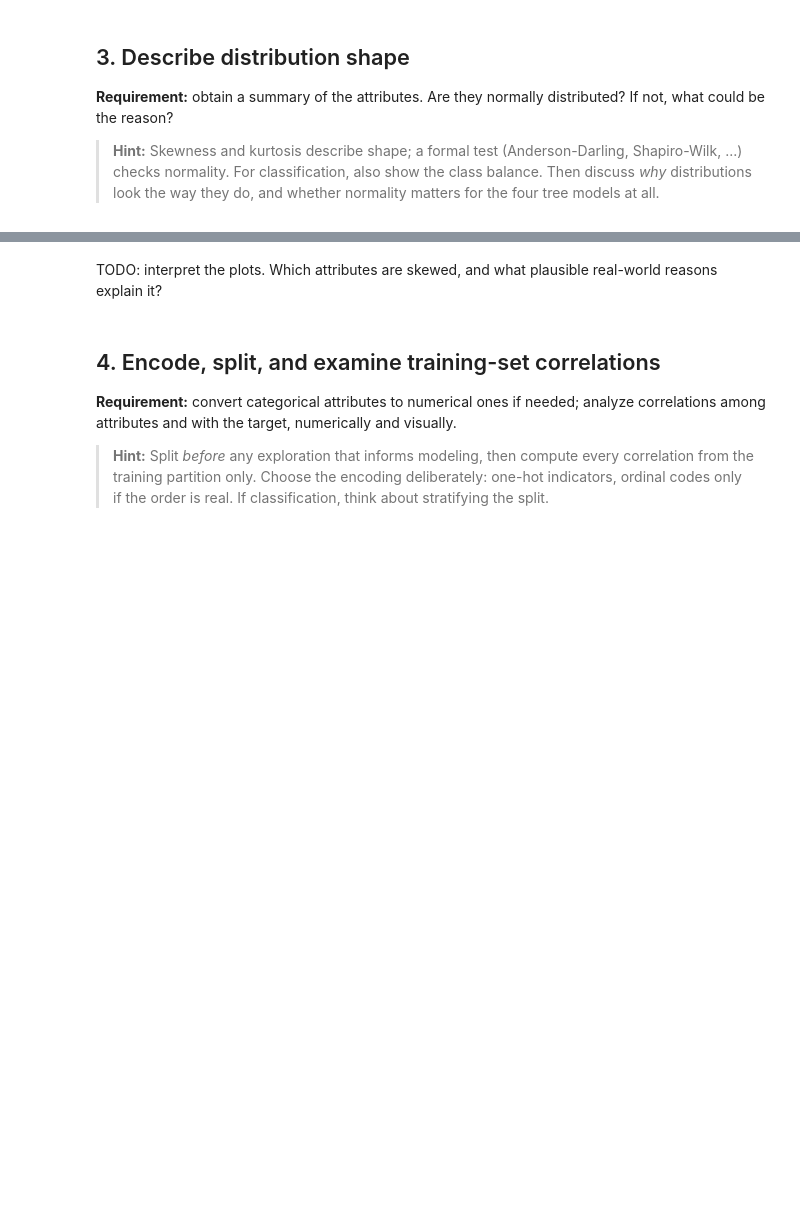
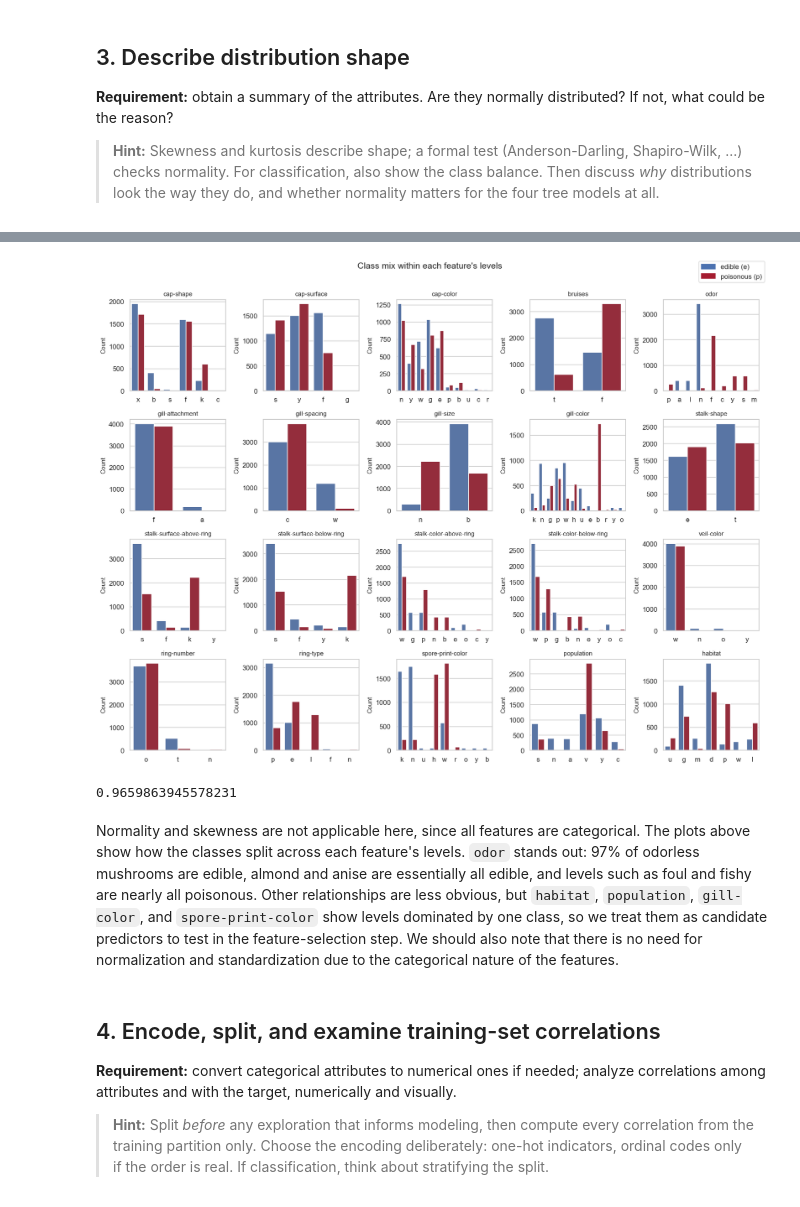
Before and after one commit to DavidMwaria/Trees_Models_HW2, a Jupyter notebook: Trees_Models.ipynb, the cells around one changed output, grey strips where cells are left out. Drawn from its saved outputs; the diff is of its cells as text; code cells hidden in the pictures; blank space fills up the shorter version.

```diff
--- a/Trees_Models.ipynb
+++ b/Trees_Models.ipynb
@@ -138,8 +334,35 @@ TODO: state what was removed or repaired, why, and that no rule used the target.
 # %%
 # TODO: target distribution, and the target against each categorical predictor.
 # save_fig("02_target_and_categoricals")
+features = [c for c in cleaned.columns if c != TARGET]
+n_cols = 5
+n_rows = int(np.ceil(len(features) / n_cols))
+
+fig, axes = plt.subplots(n_rows, n_cols, figsize=(3 * n_cols, 2.8 * n_rows))
+for column, axis in zip(features, axes.flat):
+    sns.countplot(data=cleaned, x=column, hue=TARGET, hue_order=["e", "p"], ax=axis,
+                  palette=[PALETTE["secondary"], PALETTE["primary"]], legend=False)
+    axis.set_title(column, fontsize=10)
+    axis.set_xlabel("")
+    axis.set_ylabel("Count")
+for axis in axes.flat[len(features):]:
+    axis.set_visible(False)
+
+handles = [plt.Rectangle((0, 0), 1, 1, color=c) for c in (PALETTE["secondary"], PALETTE["primary"])]
+fig.legend(handles, ["edible (e)", "poisonous (p)"], loc="upper right")
+plt.suptitle("Class mix within each feature's levels", y=1.01, fontsize=14)
+plt.tight_layout()
+save_fig("02_target_and_categoricals")
+plt.show()
+# %% [output]
+[figure, added]
+# %%
+pd.crosstab(cleaned["odor"], cleaned[TARGET])
+3408/(3408+120)
+# %% [output]
+0.9659863945578231
 # %% [markdown]
-TODO: interpret the plots. Which attributes are skewed, and what plausible real-world reasons explain it?
+Normality and skewness are not applicable here, since all features are categorical. The plots above show how the classes split across each feature's levels. `odor` stands out: 97% of odorless mushrooms are edible, almond and anise are essentially all edible, and levels such as foul and fishy are nearly all poisonous. Other relationships are less obvious, but `habitat`, `population`, `gill-color`, and `spore-print-color` show levels dominated by one class, so we treat them as candidate predictors to test in the feature-selection step. We should also note that there is no need for normalization and standardization due to the categorical nature of the features.
 # %% [markdown]
 ## 4. Encode, split, and examine training-set correlations
 
```
Also changed, not shown: parts of 18 cells of this notebook, 3 other files.
